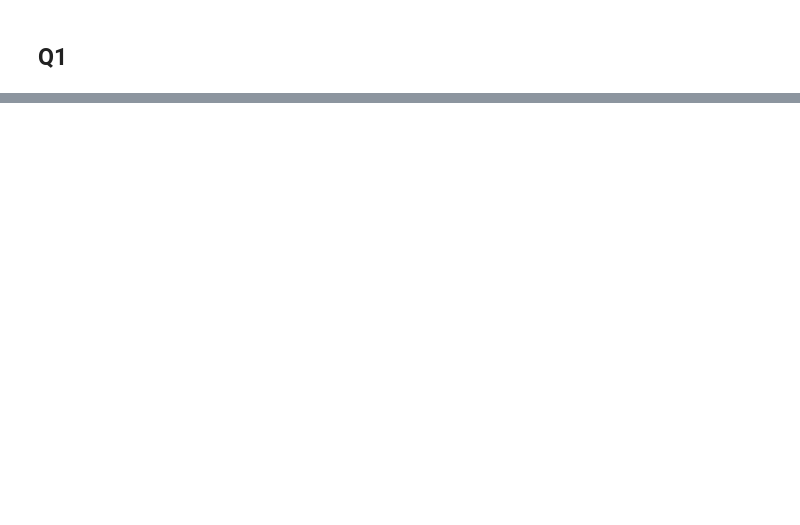
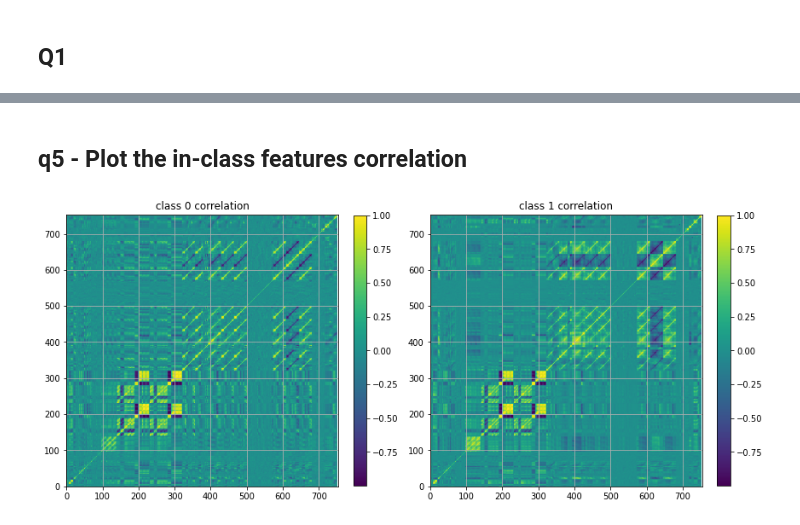
Before and after one commit to NirLalum/Unsupervised-Learning-and-Data-Analysis, a Jupyter notebook: HW_1/Parkinson's_Disease_Data_Analysis.ipynb, the cells around one changed output, grey strips where cells are left out. Cells and saved outputs as stored; diff of their text form; code cells hidden in the pictures; blank space fills up the shorter version.

```diff
--- a/HW_1/Parkinson's_Disease_Data_Analysis.ipynb
+++ b/HW_1/Parkinson's_Disease_Data_Analysis.ipynb
@@ -100,0 +174,20 @@ The precantage of the estimators that were inside the CI is: 94.80%
+# %% [markdown]
+## q5 - Plot the in-class features correlation
+# %%
+df_0_corr, df_1_corr = df[df['class']==0].corr(), df[df['class']==1].corr()
+
+fig, ax = plt.subplots(1,2)
+
+im = ax[0].imshow(df_0_corr)
+fig.colorbar(im, ax=ax[0], fraction = 0.045)
+ax[0].invert_yaxis()
+ax[0].set_title('class 0 correlation')
+
+im = ax[1].imshow(df_1_corr)
+fig.colorbar(im, ax=ax[1], fraction = 0.045)
+ax[1].invert_yaxis()
+ax[1].set_title('class 1 correlation')
+
+fig.tight_layout()
+# %% [output]
+[figure, added]
```
Also changed, not shown: parts of 11 cells of this notebook, 2 other files.
